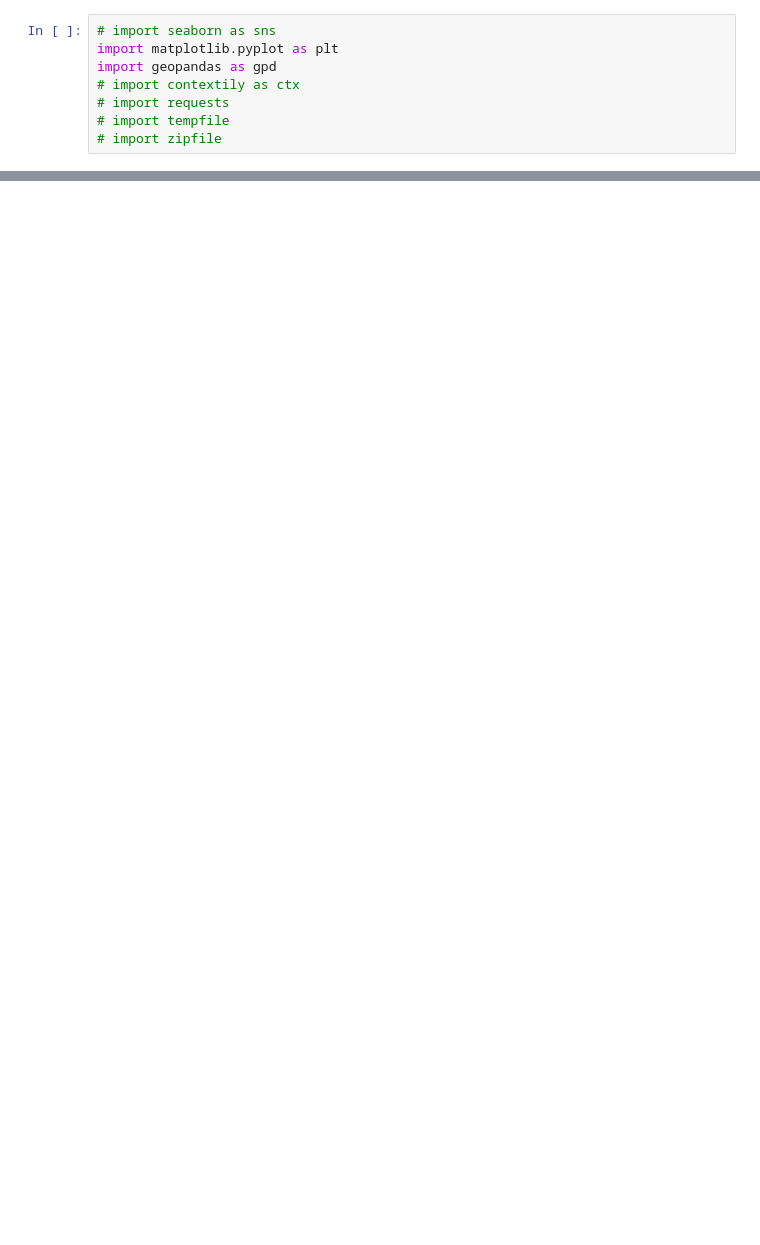
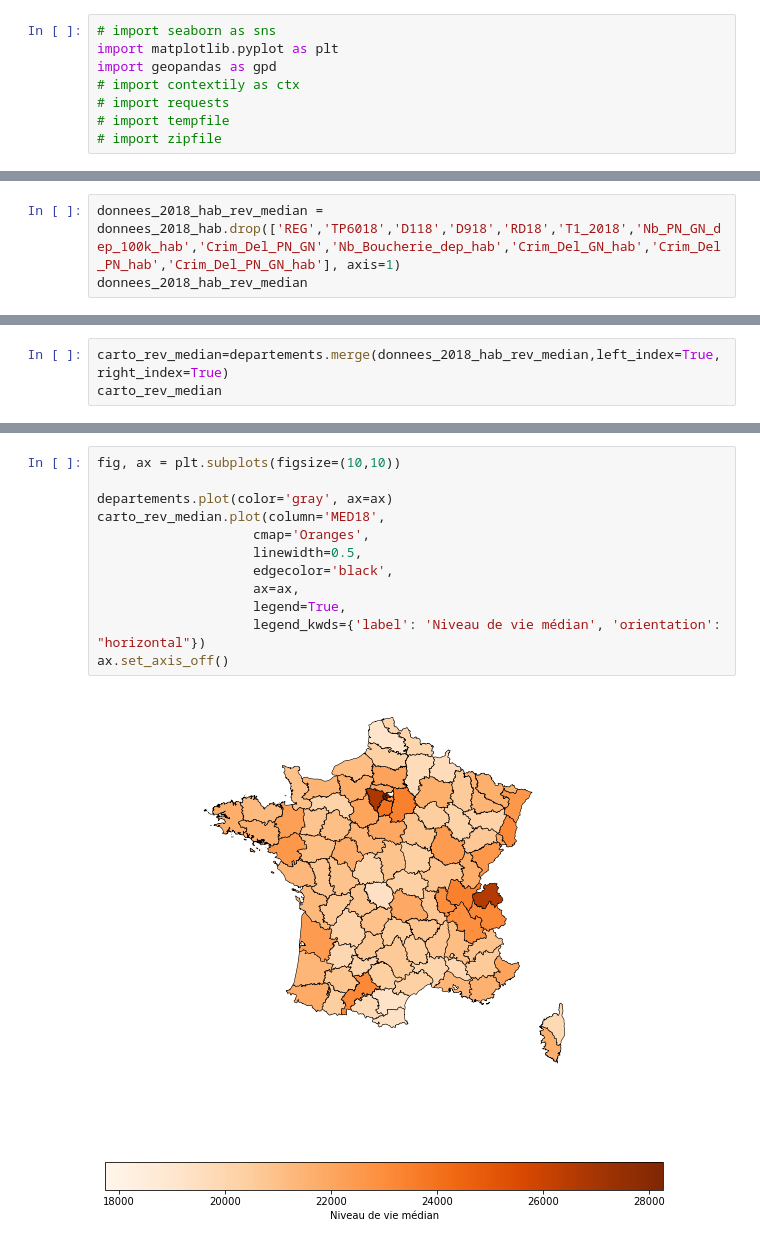
Before and after one commit to cthiounn/python-datascience-ENSAE-2A, a Jupyter notebook: Etude départementale/Cartes_descriptives.ipynb, the cells around one changed output, grey strips where cells are left out. Drawn from its saved outputs; the diff is of its cells as text; blank space fills up the shorter version.

```diff
--- a/Etude départementale/Cartes_descriptives.ipynb
+++ b/Etude départementale/Cartes_descriptives.ipynb
@@ -25,0 +112,3 @@ donnees_2018_hab_pauvrete
+# %%
+donnees_2018_hab_rev_median = donnees_2018_hab.drop(['REG','TP6018','D118','D918','RD18','T1_2018','Nb_PN_GN_dep_100k_hab','Crim_Del_PN_GN','Nb_Boucherie_dep_hab','Crim_Del_GN_hab','Crim_Del_PN_hab','Crim_Del_PN_GN_hab'], axis=1)
+donnees_2018_hab_rev_median
@@ -30,0 +165,3 @@ carto_pauvrete.dtypes
+# %%
+carto_rev_median=departements.merge(donnees_2018_hab_rev_median,left_index=True,right_index=True)
+carto_rev_median
@@ -37,0 +269,14 @@ ax.set_axis_off()
+# %%
+fig, ax = plt.subplots(figsize=(10,10))
+
+departements.plot(color='gray', ax=ax)
+carto_rev_median.plot(column='MED18',
+                    cmap='Oranges',
+                    linewidth=0.5,
+                    edgecolor='black',
+                    ax=ax,
+                    legend=True,
+                    legend_kwds={'label': 'Niveau de vie médian', 'orientation': "horizontal"})
+ax.set_axis_off()
+# %% [output]
+[figure, added]
```
Also changed, not shown: parts of 20 cells of this notebook.
